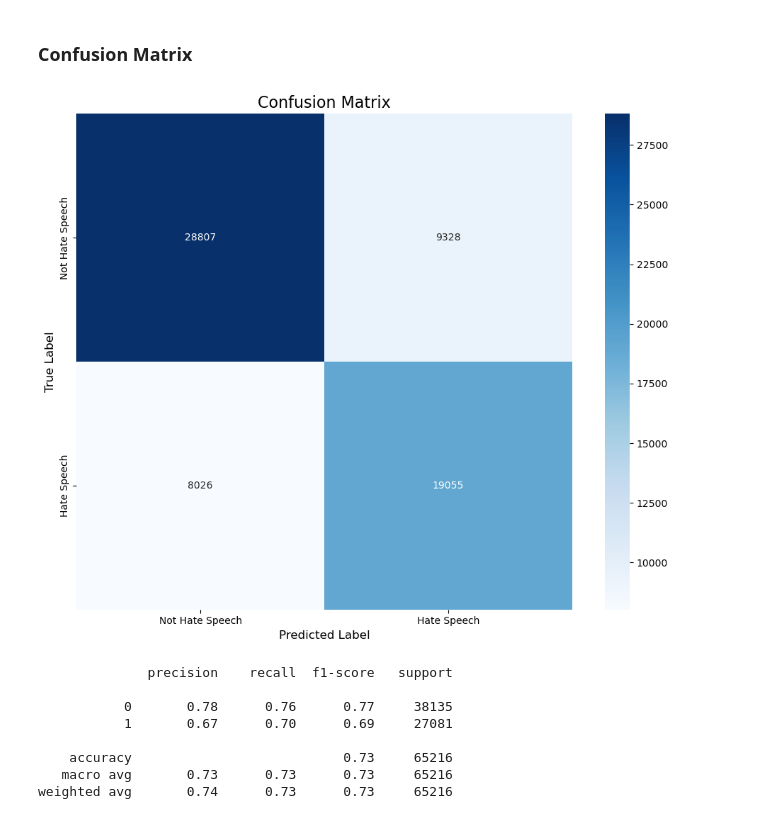
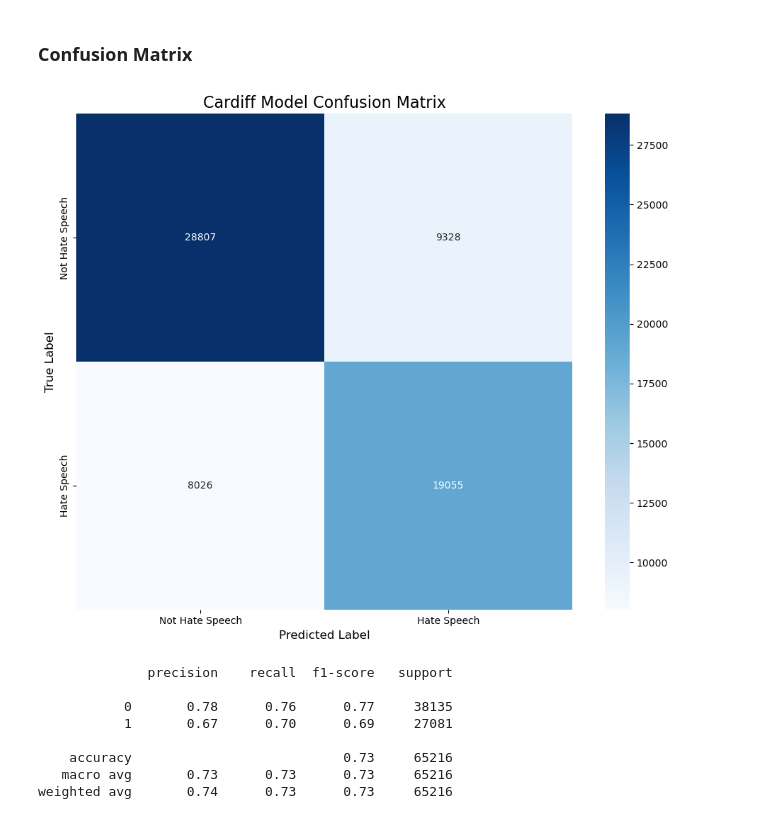
Before and after one commit to Takosaga/master_thesis, a Jupyter notebook: notebooks/09_comparing_LIME_SHAP.ipynb, the cells around one changed output. Cells and saved outputs as stored; diff of their text form; code cells hidden in the pictures.

Commit message:
feat: confusion matrix svgs

```diff
--- a/notebooks/09_comparing_LIME_SHAP.ipynb
+++ b/notebooks/09_comparing_LIME_SHAP.ipynb
@@ -415,29 +416,29 @@ full_df.to_csv(PROCESSED_DATA_DIR.as_posix() + '/models_and_XAI_with_jaccard_sim
 # %%
 from sklearn.metrics import confusion_matrix, classification_report
 
 class_names = ['Not Hate Speech','Hate Speech']
 
 cm = confusion_matrix(full_df['is_hatespeech'], full_df['cardiff_hatespeech'])
 cm_norm = cm.astype('float') / cm.sum(axis=1)[:, np.newaxis]
 fig, ax = plt.subplots(figsize=(10, 8))
 
 # Create heatmap
 sns.heatmap(cm, annot=True, fmt='d', cmap='Blues', square=True,
             xticklabels=class_names, yticklabels=class_names, ax=ax)
 
 
 # Labels and title
 plt.ylabel('True Label', fontsize=12)
 plt.xlabel('Predicted Label', fontsize=12)
-plt.title('Confusion Matrix', fontsize=16)
+plt.title('Cardiff Model Confusion Matrix', fontsize=16)
 
 plt.tight_layout()
 
 plt.savefig(os.path.join(figures_dir, 'cardiff_confusion_matrix.svg'), format='svg')
 
 plt.show()
 # %% [output]
-[figure, old version]
+[figure, new version]
 # %%
 report = classification_report(full_df['is_hatespeech'], full_df['cardiff_hatespeech'])
 print(report)
```
Also changed, not shown: parts of 5 cells of this notebook, 1 other file.
